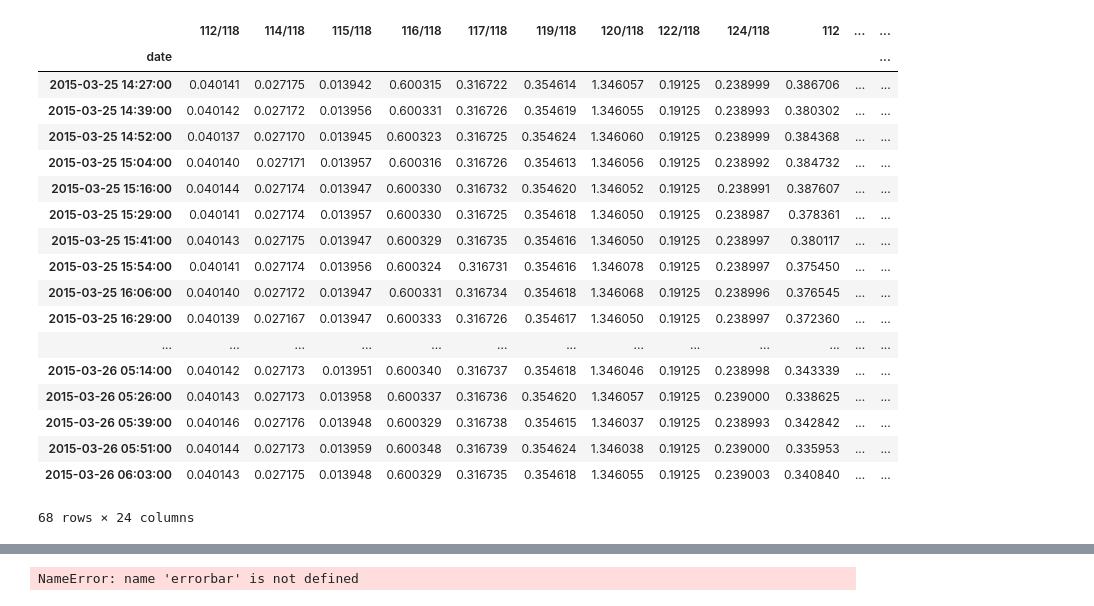
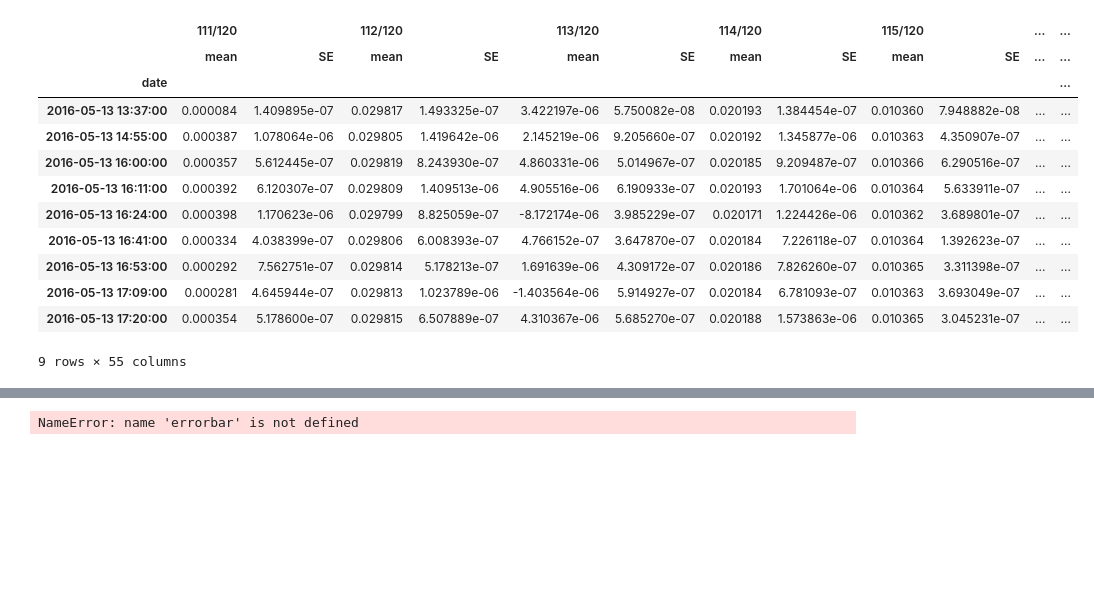
Before and after one commit to Marfster/NU_Plasma, a Jupyter notebook: Nu Plasma Evaluation - internal norm.ipynb, the cells around one changed output, grey strips where cells are left out. Cells and saved outputs as stored; diff of their text form; code cells hidden in the pictures; blank space fills up the shorter version.

Commit message:
- small changes in ipython notebook - nu_data_reduction-bdg correction modified independent of amount of cycles

```diff
--- a/Nu Plasma Evaluation - internal norm.ipynb
+++ b/Nu Plasma Evaluation - internal norm.ipynb
@@ -15,10 +18,10 @@ from pylab import plot, show, savefig
 from scipy import stats
 #%pylab inline
 # %%
-path = "/Volumes/friebelm/PhD/NU Plasma/Measurements/2015-03-25/"
+path = "/Volumes/friebelm/PhD/NU Plasma/Measurements/2016-05-12/"
 path_sav = "/Volumes/friebelm/PhD/NU Plasma/Measurements/compilation/"
-files_start = 1348
-files_end = 1427
+files_start = 4018
+files_end = 4032
 # %%
 # cup configuration
 #cup_config = cycle_Sb
@@ -51,7 +55,6 @@ df_all = pd.DataFrame()
 blk_ls = []
 sample_ls = []
 files_1 = range(files_start, files_end, 1)
-#files_1 = range(100, 125, 1) + range(132, 165, 1)
 for sample in files_1:
     df = NU_data_read(path, sample, cup_config)
     cycles = range(1, len(df.data_read(sample).index)+1)
@@ -73,7 +76,7 @@ for sample in files_1:
 
     if sample_name == "blank sol" or sample_name == "wash" or sample_name == "wash clean":
         blk_ls.append(sample)
-    elif sample_name == "SQ" or sample_name == "teflon blank" or sample_name == "4ml HDPE blank" or sample_name == "blank sample":
+    elif sample_name == "SQ" or sample_name == "Teflon blk" or sample_name == "4ml HDPE blank":
         None
     else:
         sample_ls.append(sample)
@@ -82,7 +85,9 @@ df_all.set_index("date", inplace = True)
 df_all
 #for x in [123]:
 #    sample_ls.remove(x)
-#blk_ls
+#blk_ls = blk_ls[0::5]
+#blk_ls.remove(4042)
+df_all
 # %% [output]
 |  | cycle | sample | H8 (1) | H7 (1) | H6 (1) | H5 (1) | H4 (1) | H3 (1) | H2 (1) | H1 (1) | ... | ... |
 | date |  |  |  |  |  |  |  |  |  |  |  | ... |
@@ -106,4 +111,5 @@ df_all
 # %%
+files_1 = range(files_start, files_end, 1)
 df_raw_signals = pd.DataFrame()
 df_internal_norm = pd.DataFrame()
 
@@ -111,11 +117,11 @@ for sample in sample_ls:
     df = NU_data_read(path, sample, cup_config)
     cycles = range(1, len(df.data_read(sample).index)+1)
     # arbitrary blank positions
-    #blk1 = [item for item in blk_ls if item < sample]
-    #blk2 = [item for item in blk_ls if item > sample]
-    #blk1 = blk1[-1]
-    #blk2 = blk2[0]
-    #blk_corr_sample = True
+    blk1 = [item for item in blk_ls if item < sample]
+    blk2 = [item for item in blk_ls if item > sample]
+    blk1 = blk1[-1]
+    blk2 = blk2[0]
+    blk_corr_sample = True
 
     # blank measurement surrounds sample
     #if ((sample-1) in blk_ls) and ((sample+1) in blk_ls):
@@ -143,7 +149,7 @@ for sample in sample_ls:
     data_sample_raw = pd.DataFrame.from_dict(data_sample_raw, orient = 'index')
     data_sample_raw = new_corr.mad_outlier_rejection(data_sample_raw)
 
-    data_sample = new_corr.internal_norm_2(norm_ratio, denom_isotope, iter_beta)
+    data_sample = new_corr.internal_norm_1(norm_ratio, denom_isotope, iter_beta)
     data_sample = pd.DataFrame.from_dict(data_sample, orient = 'index')
     data_sample = new_corr.mad_outlier_rejection(data_sample)
 
@@ -161,4 +167,3 @@ for sample in sample_ls:
     data_sample = data_sample.merge(data_sample_raw)
 
     df_internal_norm = df_internal_norm.append(data_sample)
-    print sample, sample_name
@@ -187,10 +174,6 @@ columns.extend(data_sample_column)
 columns.extend(sorted(data_sample_raw.drop("cycle", axis=1).columns))
 df_internal_sub = pd.DataFrame(df_internal_norm, columns = columns)
 
-df_all_sub = df_all[(df_all["sample"] != "blank sol") & (df_all["sample"] != "SQ") & (df_all["sample"] != "teflon blank") & (df_all["sample"] != "wash clean") & (df_all["sample"] != "blank sample")]
-df_internal_sub["111"] = df_all_sub["L3 (1)"]
-df_internal_sub["125"] = df_all_sub["H5 (2)"]
-df_internal_sub["Cd/Sn"] = (df_all_sub["L3 (1)"]/12.722)/(df_all_sub["H4 (1)"]/24.223)
-df_internal_sub["Te/Sn"] = (df_all_sub["H5 (2)"]/7.0509)/(df_all_sub["H4 (1)"]/24.223)
+df_internal_sub["Cd/Sn"] = (df_internal_norm["111"]/12.722)/(df_internal_norm["118"]/24.223)
+df_internal_sub["Te/Sn"] = (df_internal_norm["125"]/7.0509)/(df_internal_norm["118"]/24.223)
 #df_external_sub.to_csv(path_sav + "Sn_H9_L4_internal_corr_all.csv")
-df_internal_norm
@@ -217,35 +202,29 @@ df_internal_norm
 # %%
 def SE(x):
     SE = np.std(x) / x.count()
     return SE
 
 df_internal_norm_mean = df_internal_sub.drop("cycle", axis=1).groupby(df_internal_sub.index).mean()
 df_internal_norm_mean_sd = df_internal_sub.drop("cycle", axis=1).groupby(df_internal_sub.index).agg([np.mean, SE])
 df_internal_norm_mean["sample"] = df_internal_norm[df_internal_norm["cycle"] == 1]["sample"]
 df_internal_norm_mean_sd["sample"] = df_internal_norm[df_internal_norm["cycle"] == 1]["sample"]
 #df_internal_norm_mean = df_internal_norm_mean[1:]
 #df_internal_norm_mean = df_internal_norm_mean.drop(datetime.strptime("20150310 23:59", "%Y%m%d %H:%M"))
 #df_internal_norm_mean_sd = df_internal_norm_mean_sd[1:]
-df_internal_norm_mean
+df_internal_norm_mean_sd
 #plotplot = df_internal_norm_mean[(df_internal_norm_mean["125"] < 0.00010)  & (df_internal_norm_mean["124/120"] > 0.17745)]
 #plot(plotplot["125"], plotplot["124/120"], "ro")
 # %% [output]
-|  | 112/118 | 114/118 | 115/118 | 116/118 | 117/118 | 119/118 | 120/118 | 122/118 | 124/118 | 112 | ... | ... |
+|  | 111/120 |  | 112/120 |  | 113/120 |  | 114/120 |  | 115/120 |  | ... | ... |
+|  | mean | SE | mean | SE | mean | SE | mean | SE | mean | SE | ... | ... |
 | date |  |  |  |  |  |  |  |  |  |  |  | ... |
-| 2015-03-25 14:27:00 | 0.040141 | 0.027175 | 0.013942 | 0.600315 | 0.316722 | 0.354614 | 1.346057 | 0.19125 | 0.238999 | 0.386706 | ... | ... |
-| 2015-03-25 14:39:00 | 0.040142 | 0.027172 | 0.013956 | 0.600331 | 0.316726 | 0.354619 | 1.346055 | 0.19125 | 0.238993 | 0.380302 | ... | ... |
-| 2015-03-25 14:52:00 | 0.040137 | 0.027170 | 0.013945 | 0.600323 | 0.316725 | 0.354624 | 1.346060 | 0.19125 | 0.238999 | 0.384368 | ... | ... |
-| 2015-03-25 15:04:00 | 0.040140 | 0.027171 | 0.013957 | 0.600316 | 0.316726 | 0.354613 | 1.346056 | 0.19125 | 0.238992 | 0.384732 | ... | ... |
-| 2015-03-25 15:16:00 | 0.040144 | 0.027174 | 0.013947 | 0.600330 | 0.316732 | 0.354620 | 1.346052 | 0.19125 | 0.238991 | 0.387607 | ... | ... |
-| 2015-03-25 15:29:00 | 0.040141 | 0.027174 | 0.013957 | 0.600330 | 0.316725 | 0.354618 | 1.346050 | 0.19125 | 0.238987 | 0.378361 | ... | ... |
-| 2015-03-25 15:41:00 | 0.040143 | 0.027175 | 0.013947 | 0.600329 | 0.316735 | 0.354616 | 1.346050 | 0.19125 | 0.238997 | 0.380117 | ... | ... |
-| 2015-03-25 15:54:00 | 0.040141 | 0.027174 | 0.013956 | 0.600324 | 0.316731 | 0.354616 | 1.346078 | 0.19125 | 0.238997 | 0.375450 | ... | ... |
-| 2015-03-25 16:06:00 | 0.040140 | 0.027172 | 0.013947 | 0.600331 | 0.316734 | 0.354618 | 1.346068 | 0.19125 | 0.238996 | 0.376545 | ... | ... |
-| 2015-03-25 16:29:00 | 0.040139 | 0.027167 | 0.013947 | 0.600333 | 0.316726 | 0.354617 | 1.346050 | 0.19125 | 0.238997 | 0.372360 | ... | ... |
-| ... | ... | ... | ... | ... | ... | ... | ... | ... | ... | ... | ... | ... |
-| 2015-03-26 05:14:00 | 0.040142 | 0.027173 | 0.013951 | 0.600340 | 0.316737 | 0.354618 | 1.346046 | 0.19125 | 0.238998 | 0.343339 | ... | ... |
-| 2015-03-26 05:26:00 | 0.040143 | 0.027173 | 0.013958 | 0.600337 | 0.316736 | 0.354620 | 1.346057 | 0.19125 | 0.239000 | 0.338625 | ... | ... |
-| 2015-03-26 05:39:00 | 0.040146 | 0.027176 | 0.013948 | 0.600329 | 0.316738 | 0.354615 | 1.346037 | 0.19125 | 0.238993 | 0.342842 | ... | ... |
-| 2015-03-26 05:51:00 | 0.040144 | 0.027173 | 0.013959 | 0.600348 | 0.316739 | 0.354624 | 1.346038 | 0.19125 | 0.239000 | 0.335953 | ... | ... |
-| 2015-03-26 06:03:00 | 0.040143 | 0.027175 | 0.013948 | 0.600329 | 0.316735 | 0.354618 | 1.346055 | 0.19125 | 0.239003 | 0.340840 | ... | ... |
+| 2016-05-13 13:37:00 | 0.000084 | 1.409895e-07 | 0.029817 | 1.493325e-07 | 3.422197e-06 | 5.750082e-08 | 0.020193 | 1.384454e-07 | 0.010360 | 7.948882e-08 | ... | ... |
+| 2016-05-13 14:55:00 | 0.000387 | 1.078064e-06 | 0.029805 | 1.419642e-06 | 2.145219e-06 | 9.205660e-07 | 0.020192 | 1.345877e-06 | 0.010363 | 4.350907e-07 | ... | ... |
+| 2016-05-13 16:00:00 | 0.000357 | 5.612445e-07 | 0.029819 | 8.243930e-07 | 4.860331e-06 | 5.014967e-07 | 0.020185 | 9.209487e-07 | 0.010366 | 6.290516e-07 | ... | ... |
+| 2016-05-13 16:11:00 | 0.000392 | 6.120307e-07 | 0.029809 | 1.409513e-06 | 4.905516e-06 | 6.190933e-07 | 0.020193 | 1.701064e-06 | 0.010364 | 5.633911e-07 | ... | ... |
+| 2016-05-13 16:24:00 | 0.000398 | 1.170623e-06 | 0.029799 | 8.825059e-07 | -8.172174e-06 | 3.985229e-07 | 0.020171 | 1.224426e-06 | 0.010362 | 3.689801e-07 | ... | ... |
+| 2016-05-13 16:41:00 | 0.000334 | 4.038399e-07 | 0.029806 | 6.008393e-07 | 4.766152e-07 | 3.647870e-07 | 0.020184 | 7.226118e-07 | 0.010364 | 1.392623e-07 | ... | ... |
+| 2016-05-13 16:53:00 | 0.000292 | 7.562751e-07 | 0.029814 | 5.178213e-07 | 1.691639e-06 | 4.309172e-07 | 0.020186 | 7.826260e-07 | 0.010365 | 3.311398e-07 | ... | ... |
+| 2016-05-13 17:09:00 | 0.000281 | 4.645944e-07 | 0.029813 | 1.023789e-06 | -1.403564e-06 | 5.914927e-07 | 0.020184 | 6.781093e-07 | 0.010363 | 3.693049e-07 | ... | ... |
+| 2016-05-13 17:20:00 | 0.000354 | 5.178600e-07 | 0.029815 | 6.507889e-07 | 4.310367e-06 | 5.685270e-07 | 0.020188 | 1.573863e-06 | 0.010365 | 3.045231e-07 | ... | ... |
-68 rows × 24 columns
+9 rows × 55 columns
```
Also changed, not shown: parts of 15 cells of this notebook, 3 other files.
